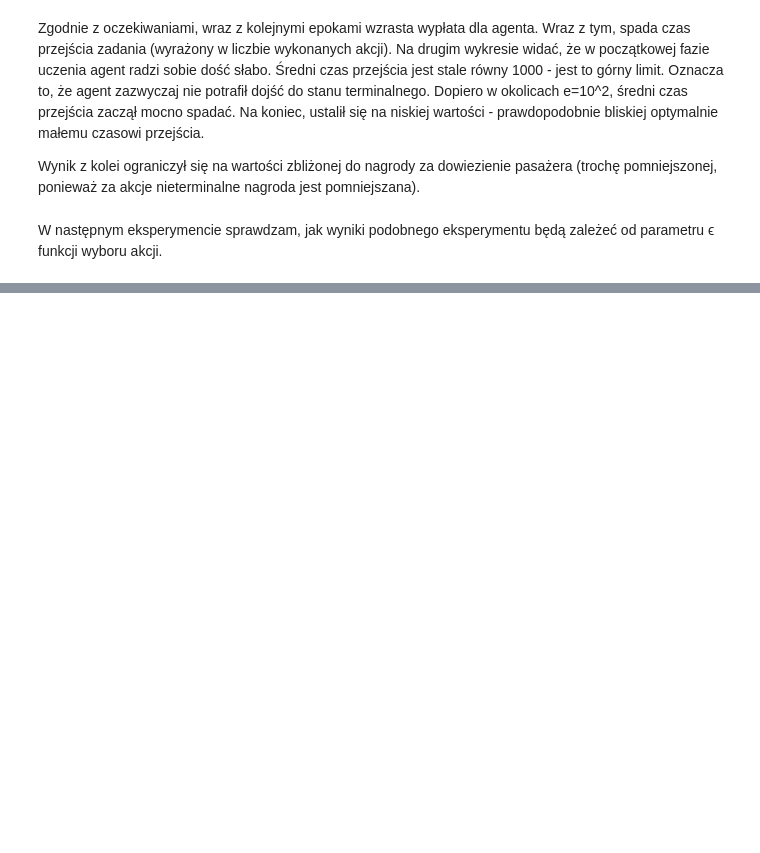
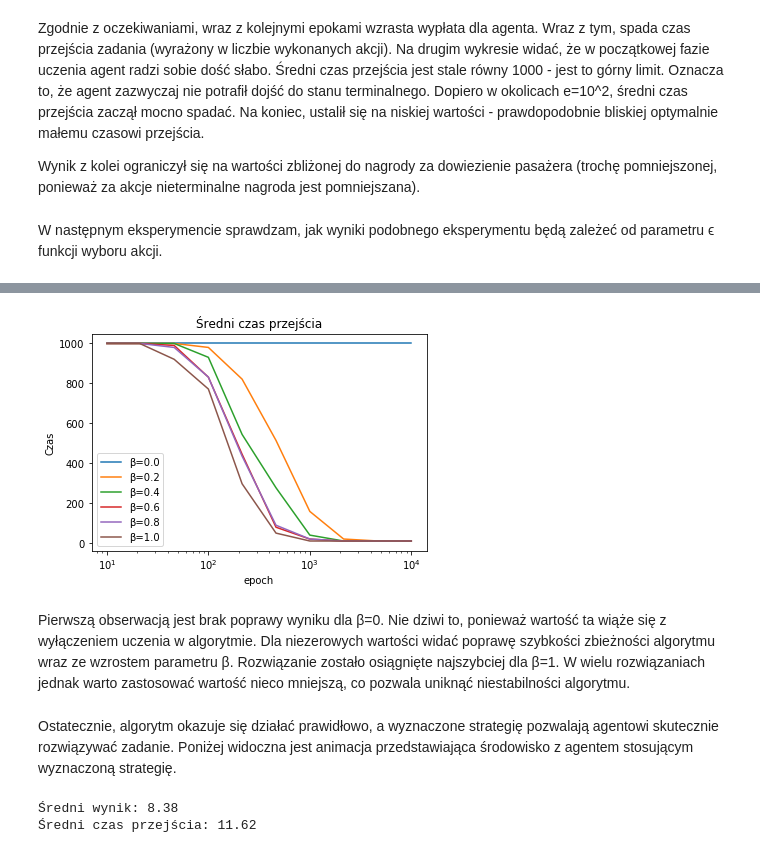
Before and after one commit to tototmek/WSI, a Jupyter notebook: Zadanie6.ipynb, the cells around one changed output, grey strips where cells are left out. Cells and saved outputs as stored; diff of their text form; code cells hidden in the pictures; blank space fills up the shorter version.

```diff
--- a/Zadanie6.ipynb
+++ b/Zadanie6.ipynb
@@ -134,0 +139,37 @@ plt.show()
+# %%
+results_beta = {}
+beta_values = np.linspace(0, 1, 6)
+for beta in beta_values:
+    results_beta[beta] = {}
+    results_beta[beta]["score"] = []
+    results_beta[beta]["time"] = []
+epoch_values = np.logspace(1, 4, 10, dtype=int)
+for beta in beta_values:
+    for ep in epoch_values:
+        Q = q_learning(env, 1000, 0.9, beta, ep, e_greedy_strategy(0.5))
+        result = test_strategy(env, Q, 100, 1000)
+        results_beta[beta]["score"].append(result["score"])
+        results_beta[beta]["time"].append(result["time"])
+# %%
+for beta in beta_values:
+    plt.plot(epoch_values, results_beta[beta]["time"], label="β=%.1f"%beta)
+plt.title("Średni czas przejścia")
+plt.xlabel("epoch")
+plt.xscale("log")
+plt.ylabel("Czas")
+plt.legend()
+plt.show()
+# %% [output]
+[figure, added]
+# %% [markdown]
+Pierwszą obserwacją jest brak poprawy wyniku dla β=0. Nie dziwi to, ponieważ wartość ta wiąże się z wyłączeniem uczenia w algorytmie. Dla niezerowych wartości widać poprawę szybkości zbieżności algorytmu wraz ze wzrostem parametru β. Rozwiązanie zostało osiągnięte najszybciej dla β=1. W wielu rozwiązaniach jednak warto zastosować wartość nieco mniejszą, co pozwala uniknąć niestabilności algorytmu.
+# %% [markdown]
+Ostatecznie, algorytm okazuje się działać prawidłowo, a wyznaczone strategię pozwalają agentowi skutecznie rozwiązywać zadanie. Poniżej widoczna jest animacja przedstawiająca środowisko z agentem stosującym wyznaczoną strategię.
+# %%
+Q = q_learning(env, 1000, 0.9, 0.9, 5000, e_greedy_strategy(0.85))
+result = test_strategy(env, Q, 100, 1000)
+print("Średni wynik: {}".format(result["score"]))
+print("Średni czas przejścia: {}".format(result["time"]))
+# %% [output]
+Średni wynik: 8.38
+Średni czas przejścia: 11.62
```
Also changed, not shown: parts of 7 cells of this notebook.
